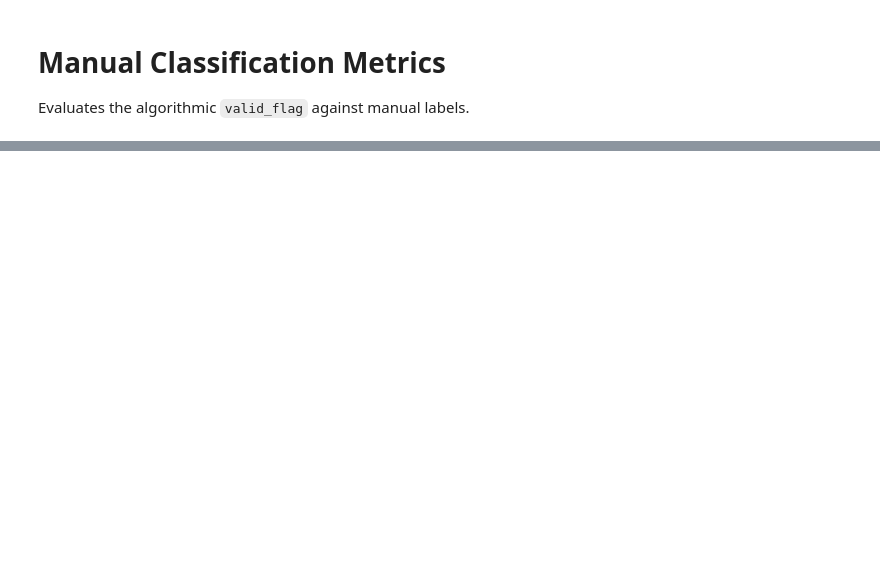
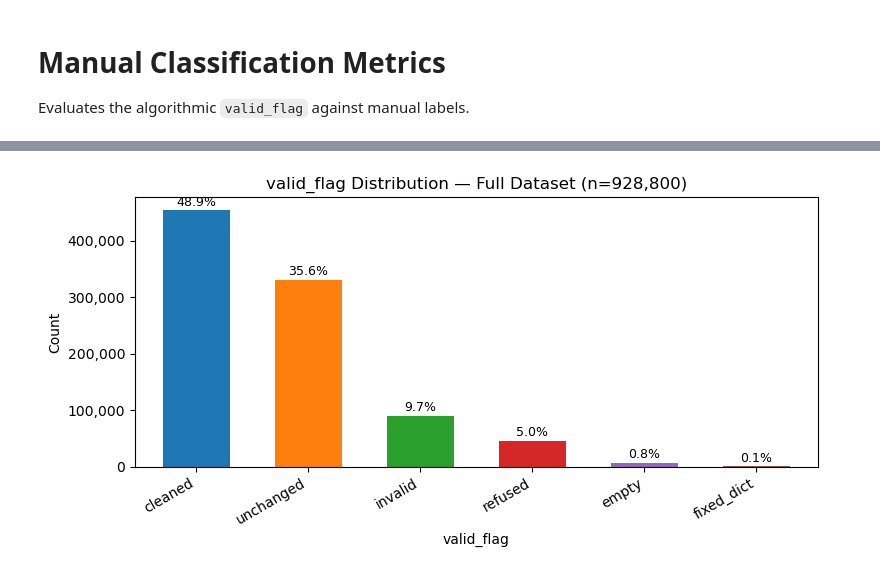
Before and after one commit to CSHVienna/LLMScholar-Personas, a Jupyter notebook: code/notebooks/manual_classification_metrics.ipynb, the cells around one changed output, grey strips where cells are left out. Drawn from its saved outputs; the diff is of its cells as text; code cells hidden in the pictures; blank space fills up the shorter version.

```diff
--- a/code/notebooks/manual_classification_metrics.ipynb
+++ b/code/notebooks/manual_classification_metrics.ipynb
@@ -72,0 +117,22 @@ plt.show()
+# %%
+SUMMARY_PATH = "../../results/summary/summary.csv"
+
+summary = pd.read_csv(SUMMARY_PATH, low_memory=False)
+
+total    = len(summary)
+n_models = summary["model"].nunique()
+n_roles  = summary["role"].nunique()
+n_tasks  = summary["task"].nunique()
+
+print(f"Total rows:   {total:,}")
+print(f"Models:       {n_models}")
+print(f"Roles:        {n_roles}")
+print(f"Tasks:        {n_tasks}")
+print()
+
+flag_counts = summary["valid_flag"].value_counts()
+flag_pct    = (flag_counts / total * 100).round(2)
+flag_df     = pd.DataFrame({"count": flag_counts, "pct": flag_pct})
+flag_df.index.name = "valid_flag"
+print("valid_flag distribution (all data):")
+print(flag_df.to_string())
@@ -72,0 +154,22 @@ plt.show()
+# %%
+# Bar chart: global valid_flag distribution
+fig, ax = plt.subplots(figsize=(8, 4))
+colors = plt.cm.tab10.colors
+
+flag_counts.plot(kind="bar", ax=ax, color=colors[:len(flag_counts)], width=0.6)
+ax.set_title(f"valid_flag Distribution — Full Dataset (n={total:,})")
+ax.set_xlabel("valid_flag")
+ax.set_ylabel("Count")
+ax.yaxis.set_major_formatter(mticker.FuncFormatter(lambda x, _: f"{int(x):,}"))
+for bar, pct in zip(ax.patches, flag_pct):
+    ax.text(
+        bar.get_x() + bar.get_width() / 2,
+        bar.get_height() + total * 0.003,
+        f"{pct:.1f}%",
+        ha="center", va="bottom", fontsize=9,
+    )
+plt.xticks(rotation=30, ha="right")
+plt.tight_layout()
+plt.show()
+# %% [output]
+[figure, added]
```
Also changed, not shown: parts of 9 cells of this notebook, 4 other files.
